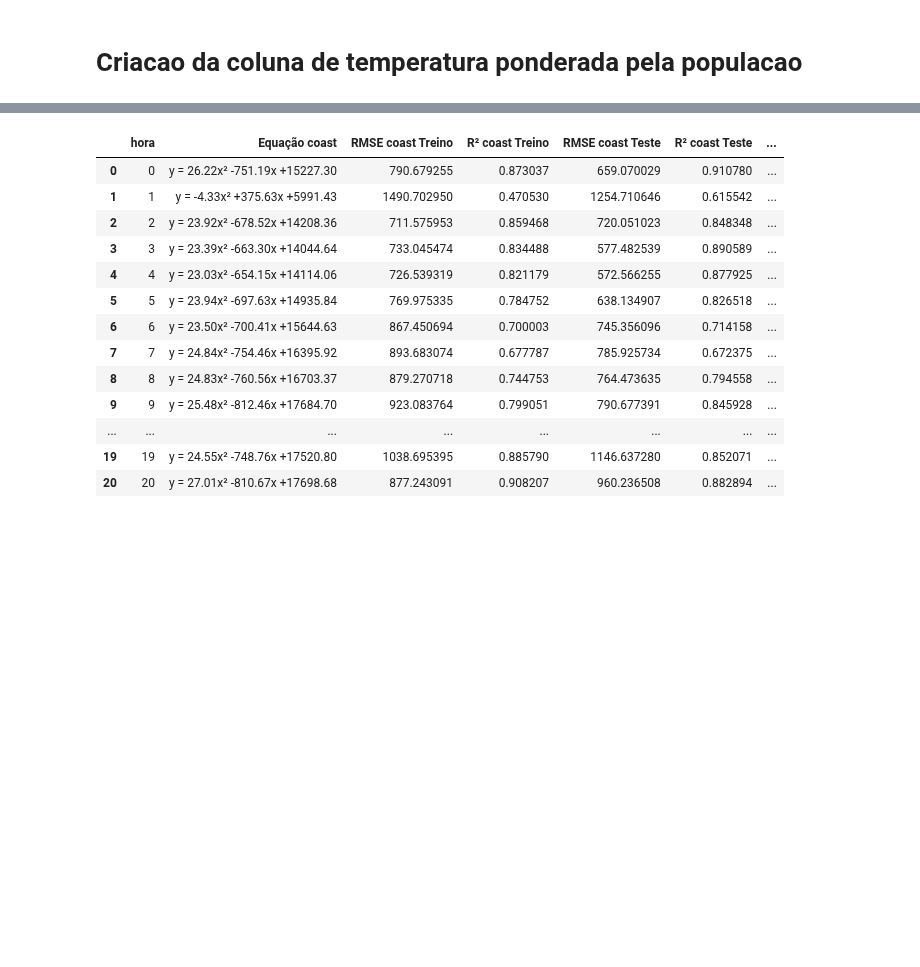
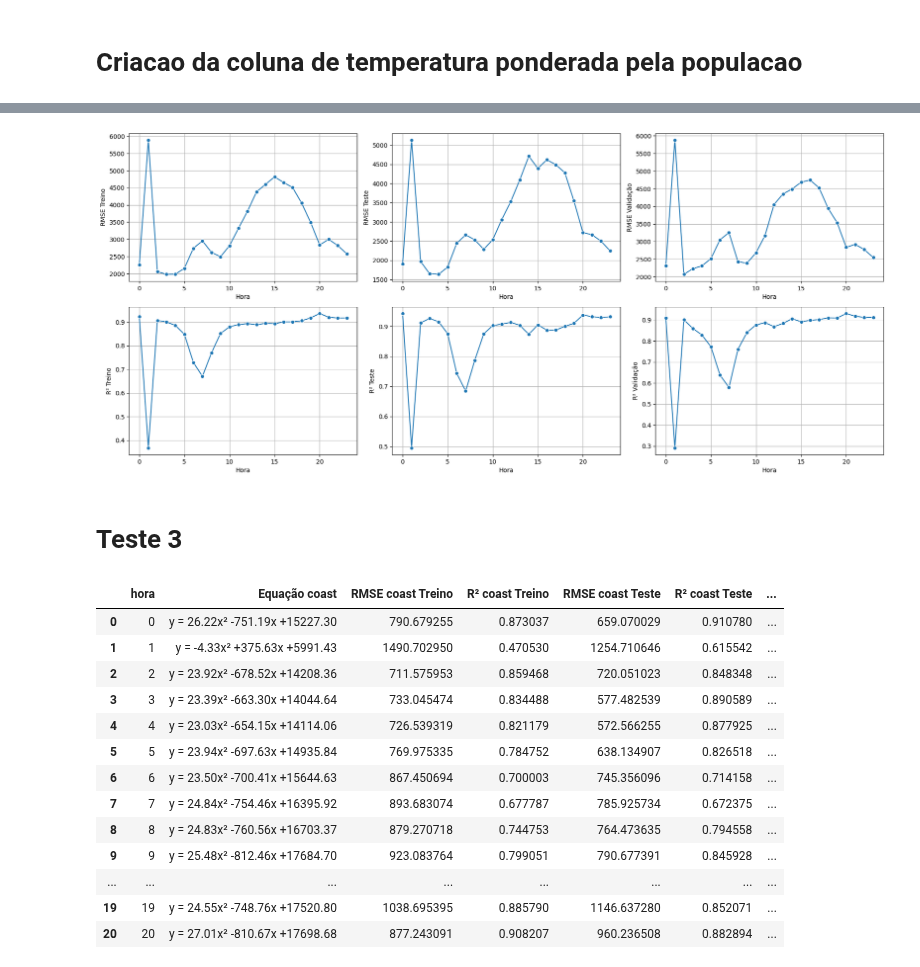
Before and after one commit to jrodrigotico/serena-tcc, a Jupyter notebook: debug_modelo.ipynb, the cells around one changed output, grey strips where cells are left out. Drawn from its saved outputs; the diff is of its cells as text; code cells hidden in the pictures; blank space fills up the shorter version.

```diff
--- a/debug_modelo.ipynb
+++ b/debug_modelo.ipynb
@@ -215 +156,8 @@ tabela2
+# %%
+df_resultado_estado2 = treinamento_estado(df, column_x='temp_ponderada_pop', column_y='sum_load')
+plot_metricas_por_hora(df_resultado_estado2)
+# %% [output]
+[figure, added]
+# %% [markdown]
+# Teste 3
 # %%
```
Also changed, not shown: parts of 12 cells of this notebook, 2 other files.
